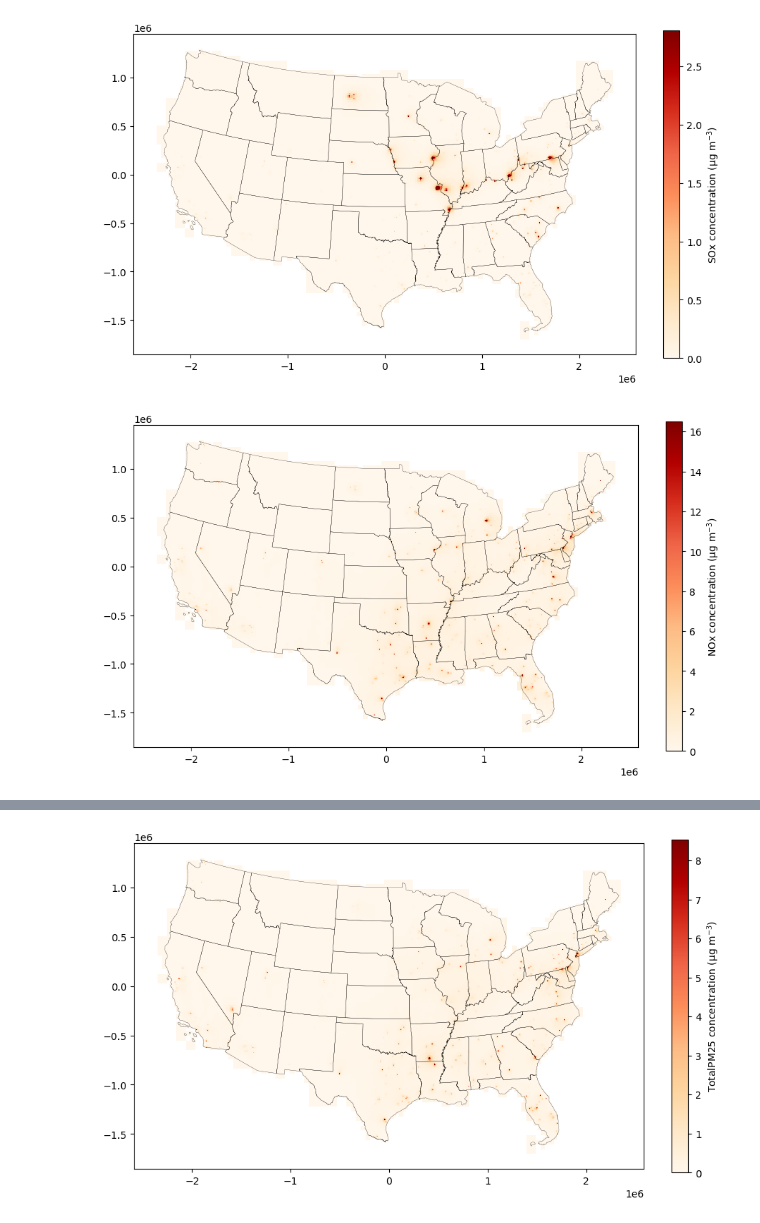
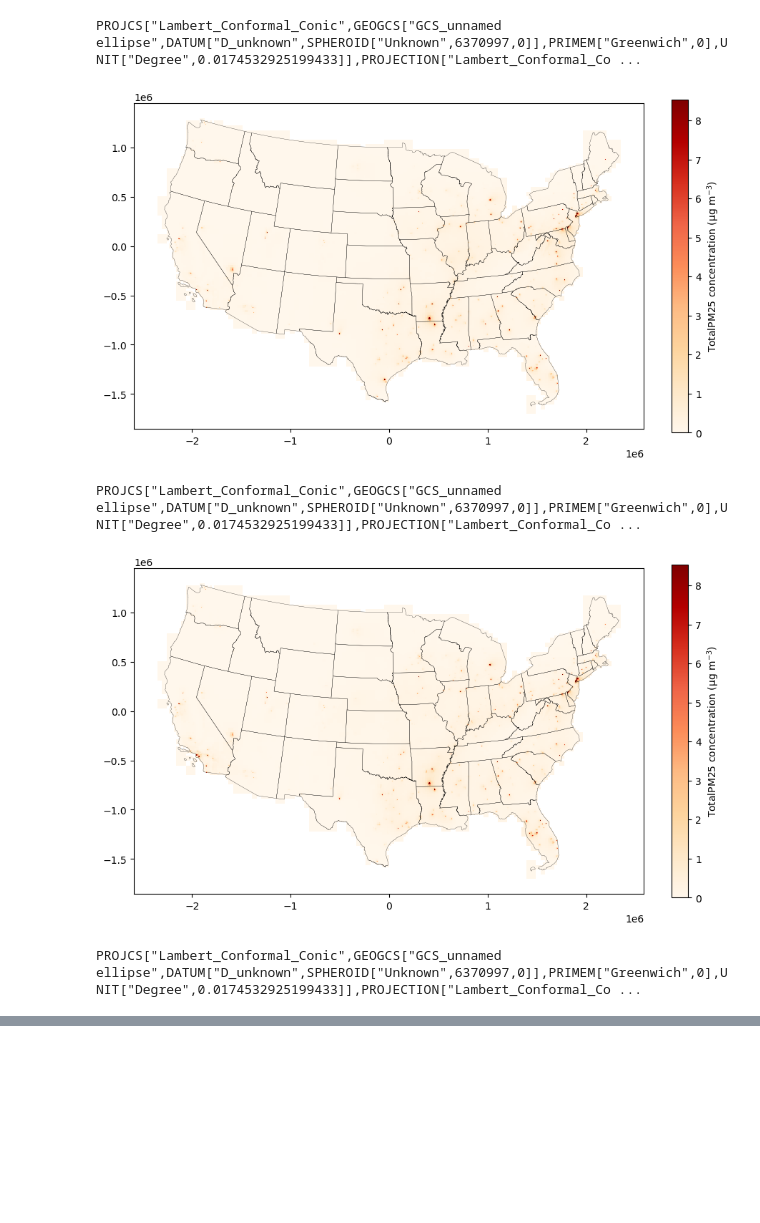
Before and after one commit to lbeatty1/MIP_AirPollution, a Jupyter notebook: Plot_Output.ipynb, the cells around one changed output, grey strips where cells are left out. Drawn from its saved outputs; the diff is of its cells as text; code cells hidden in the pictures; blank space fills up the shorter version.

Commit message:
fix projection issue

```diff
--- a/Plot_Output.ipynb
+++ b/Plot_Output.ipynb
@@ -32,79 +31,46 @@ if not os.path.exists('MIP_AirPollution/Figures/Output/' + scenario + '/' + mode
 years = ['2030', '2040', '2050']
 quant_dict={}
 for year in years:
-    if isrm==False:
-        emissions = gpd.read_file('InMap/MIP_InMap_Output/'+scenario+'/'+model+'/emissions'+year+'_out.shp')
-    if isrm==True:
-        emissions = gpd.read_file('InMap/MIP_InMap_Output/'+scenario+'/'+model+'/ISRM_result_'+year+'.shp')
+    emissions = gpd.read_file('InMap/MIP_InMap_Output/'+scenario+'/'+model+'/emissions'+year+'_out.shp')
+    print(emissions.crs)
+    states = states.to_crs(emissions.crs)
 
 
     # Transform coordinates to match output
     #drop grid cells not in continental us
-    states = states.to_crs(emissions.crs)
     intersects = emissions.geometry.intersects(states.unary_union)
     emissions['intersects'] = intersects
     emissions = emissions[emissions['intersects']==True]
 
-    columns_to_plot = ['SOx', 'NOx', 'PrimPM25', 'TotalPM25']
+    columns_to_plot = ['TotalPM25']
     for column in columns_to_plot:
 
         #want scales to be the same for each plot
         if year=='2030':
             q = 0.99  # Truncate results at the 99th percentile for better visualization
             cut = np.quantile(emissions[column], q)
             quant_dict[column]=cut
 
         fig, ax = plt.subplots(figsize=(10, 8))
 
         # Plot data with color scale truncated at the specified quantile
         emissions.plot(vmin=0, vmax=cut, cmap="OrRd", column=column, ax=ax)
 
         # Plot states boundaries
         states.boundary.plot(ax=ax, color='black', linewidth=0.2)
 
         # Add color bar
         sm = plt.cm.ScalarMappable(cmap='OrRd', norm=plt.Normalize(vmin=0, vmax=quant_dict[column]))
         sm._A = []  # Fake empty array for the colorbar
         cbar = fig.colorbar(sm, fraction=0.03)
         cbar.set_label(column+' concentration (μg m$^{-3}$)')  # Set color bar label
 
         plt.savefig('MIP_AirPollution/Figures/Output/' + scenario + '/' + model + '/' +year+'_'+ column + '_concentrationmap.jpg', format='jpg',
                     dpi=300, bbox_inches='tight')
         plt.show()
-
-    ## Now do delta Mortality rate
-    emissions['blackmort_delta'] = ((math.log(1.078)/10 * emissions['TotalPM25']).apply(math.exp)-1)*emissions['blackmort'] - emissions['blackmort']/100000
-    emissions['whitnolat_delta'] = ((math.log(1.078)/10 * emissions['TotalPM25']).apply(math.exp)-1)*emissions['whnolmort'] - emissions['whnolmort']/100000
-    emissions['latinomort_delta'] = ((math.log(1.078)/10 * emissions['TotalPM25']).apply(math.exp)-1)*emissions['latinomort'] - emissions['latinomort']/100000
-    emissions['asianmort_delta'] = ((math.log(1.078)/10 * emissions['TotalPM25']).apply(math.exp)-1)*emissions['asianmort'] - emissions['asianmort']/100000
-    emissions['nativemort_delta'] = ((math.log(1.078)/10 * emissions['TotalPM25']).apply(math.exp)-1)*emissions['nativemort'] - emissions['nativemort']/100000
-
-    columns_to_plot = ['blackmort_delta', 'whitnolat_delta', 'latinomort_delta', 'nativemort_delta', 'asianmort_delta']
-    for column in columns_to_plot:
-
-        #want scales to be the same for each plot
-        if year=='2030':
-            q = 0.99  # Truncate results at the 99th percentile for better visualization
-            cut = np.quantile(emissions[column], q)
-            quant_dict[column]=cut
-
-        fig, ax = plt.subplots(figsize=(10, 8))
-
-        # Plot data with color scale truncated at the specified quantile
-        emissions.plot(vmin=0, vmax=cut, cmap="OrRd", column=column, ax=ax)
-
-        # Plot states boundaries
-        states.boundary.plot(ax=ax, color='black', linewidth=0.2)
-
-        # Add color bar
-        sm = plt.cm.ScalarMappable(cmap="OrRd", norm=plt.Normalize(vmin=0, vmax=quant_dict[column]))
-        sm._A = []  # Fake empty array for the colorbar
-        cbar = fig.colorbar(sm, fraction=0.03)
-        cbar.set_label(column+' change in mortality rate')  # Set color bar label
-
-        plt.savefig('MIP_AirPollution/Figures/Output/' + scenario + '/' + model + '/' +year+'_'+ column + '_mortalityrate.jpg', format='jpg',
-                    dpi=300, bbox_inches='tight')
-        plt.show()
 # %% [output]
+PROJCS["Lambert_Conformal_Conic",GEOGCS["GCS_unnamed ellipse",DATUM["D_unknown",SPHEROID["Unknown",6370997,0]],PRIMEM["Greenwich",0],UNIT["Degree",0.0174532925199433]],PROJECTION["Lambert_Conformal_Co ...
-[figure, old version]
+[figure, new version]
+PROJCS["Lambert_Conformal_Conic",GEOGCS["GCS_unnamed ellipse",DATUM["D_unknown",SPHEROID["Unknown",6370997,0]],PRIMEM["Greenwich",0],UNIT["Degree",0.0174532925199433]],PROJECTION["Lambert_Conformal_Co ...
-[figure, old version]
+[figure, new version]
+PROJCS["Lambert_Conformal_Conic",GEOGCS["GCS_unnamed ellipse",DATUM["D_unknown",SPHEROID["Unknown",6370997,0]],PRIMEM["Greenwich",0],UNIT["Degree",0.0174532925199433]],PROJECTION["Lambert_Conformal_Co ...
@@ -112 +77,0 @@ for year in years:
-[figure, removed]
```
Also changed, not shown: parts of 6 cells of this notebook, 12 other files.
